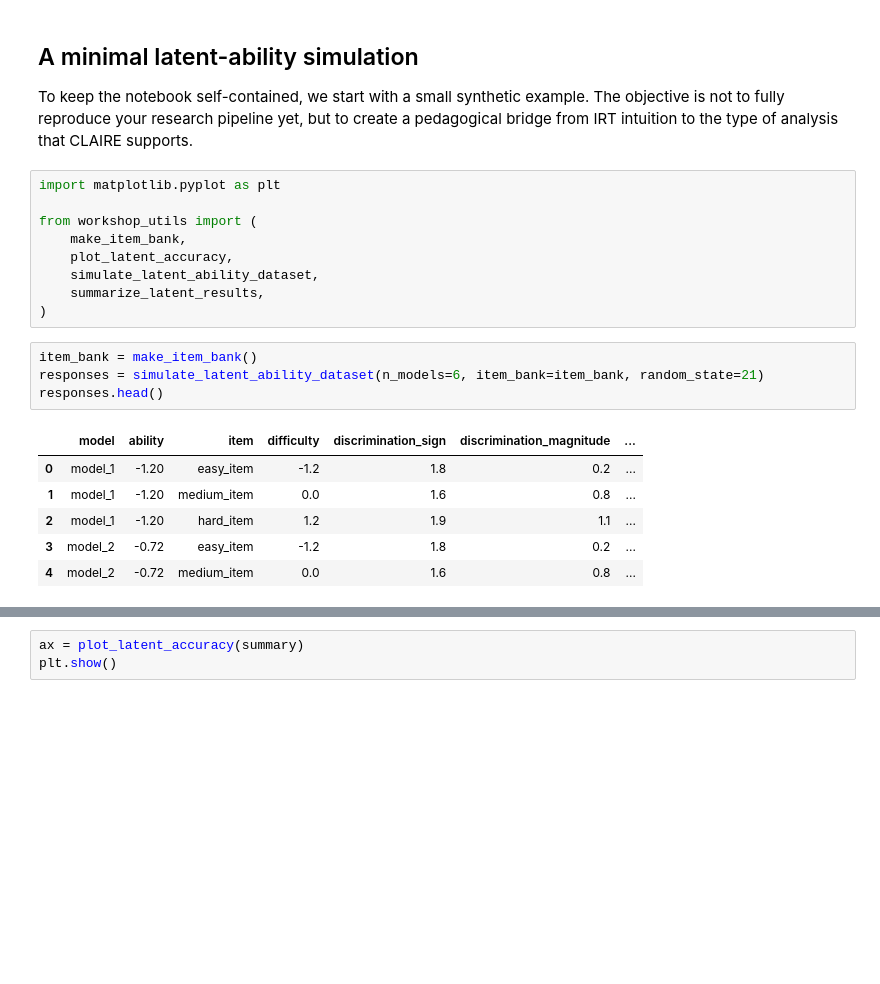
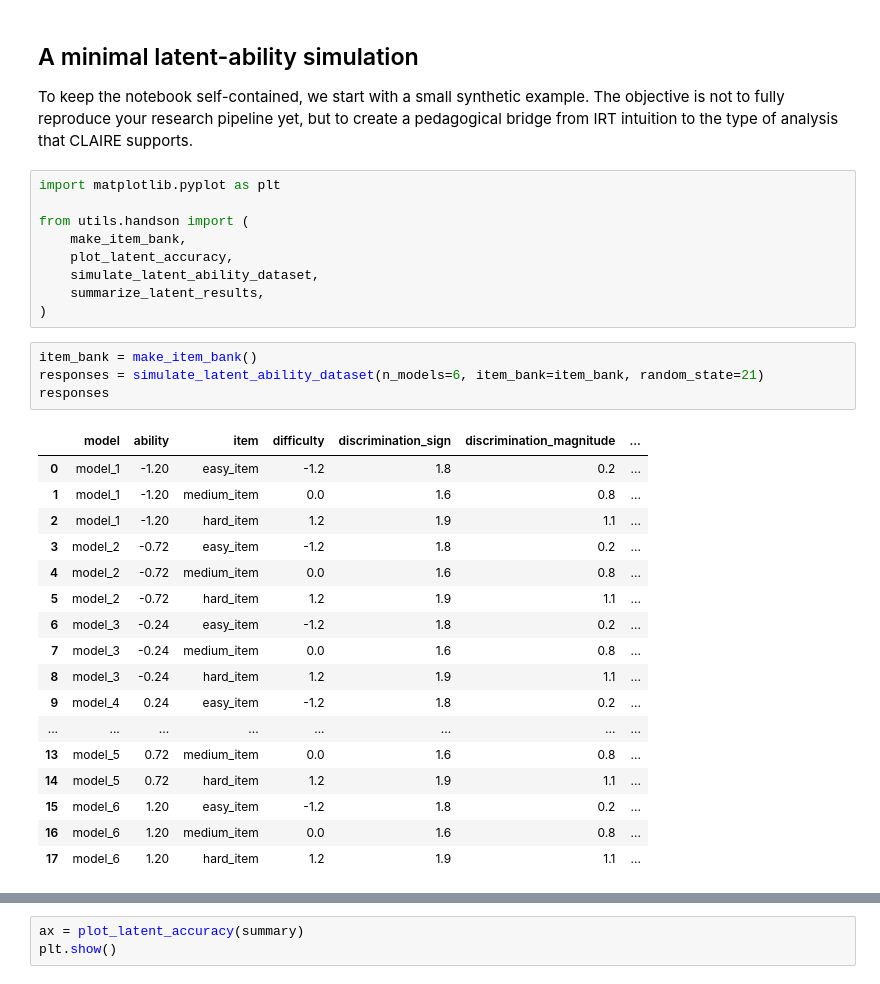
Before and after one commit to Manuelfjr/latent-ability-ml, a Jupyter notebook: notebooks/03_claire_latent_ability.ipynb, the cells around one changed output, grey strips where cells are left out. Drawn from its saved outputs; the diff is of its cells as text; blank space fills up the shorter version.

```diff
--- a/notebooks/03_claire_latent_ability.ipynb
+++ b/notebooks/03_claire_latent_ability.ipynb
@@ -22,7 +26,7 @@ The objective is not to fully reproduce your research pipeline yet, but to creat
 # %%
 import matplotlib.pyplot as plt
 
-from workshop_utils import (
+from utils.handson import (
     make_item_bank,
     plot_latent_accuracy,
     simulate_latent_ability_dataset,
@@ -31,14 +35,25 @@ from workshop_utils import (
 # %%
 item_bank = make_item_bank()
 responses = simulate_latent_ability_dataset(n_models=6, item_bank=item_bank, random_state=21)
-responses.head()
+responses
 # %% [output]
 |  | model | ability | item | difficulty | discrimination_sign | discrimination_magnitude | ... |
 | 0 | model_1 | -1.20 | easy_item | -1.2 | 1.8 | 0.2 | ... |
 | 1 | model_1 | -1.20 | medium_item | 0.0 | 1.6 | 0.8 | ... |
 | 2 | model_1 | -1.20 | hard_item | 1.2 | 1.9 | 1.1 | ... |
 | 3 | model_2 | -0.72 | easy_item | -1.2 | 1.8 | 0.2 | ... |
 | 4 | model_2 | -0.72 | medium_item | 0.0 | 1.6 | 0.8 | ... |
+| 5 | model_2 | -0.72 | hard_item | 1.2 | 1.9 | 1.1 | ... |
+| 6 | model_3 | -0.24 | easy_item | -1.2 | 1.8 | 0.2 | ... |
+| 7 | model_3 | -0.24 | medium_item | 0.0 | 1.6 | 0.8 | ... |
+| 8 | model_3 | -0.24 | hard_item | 1.2 | 1.9 | 1.1 | ... |
+| 9 | model_4 | 0.24 | easy_item | -1.2 | 1.8 | 0.2 | ... |
+| ... | ... | ... | ... | ... | ... | ... | ... |
+| 13 | model_5 | 0.72 | medium_item | 0.0 | 1.6 | 0.8 | ... |
+| 14 | model_5 | 0.72 | hard_item | 1.2 | 1.9 | 1.1 | ... |
+| 15 | model_6 | 1.20 | easy_item | -1.2 | 1.8 | 0.2 | ... |
+| 16 | model_6 | 1.20 | medium_item | 0.0 | 1.6 | 0.8 | ... |
+| 17 | model_6 | 1.20 | hard_item | 1.2 | 1.9 | 1.1 | ... |
 # %%
 summary = summarize_latent_results(responses)
 summary.round(3)
```
Also changed, not shown: parts of 2 cells of this notebook, 4 other files.
